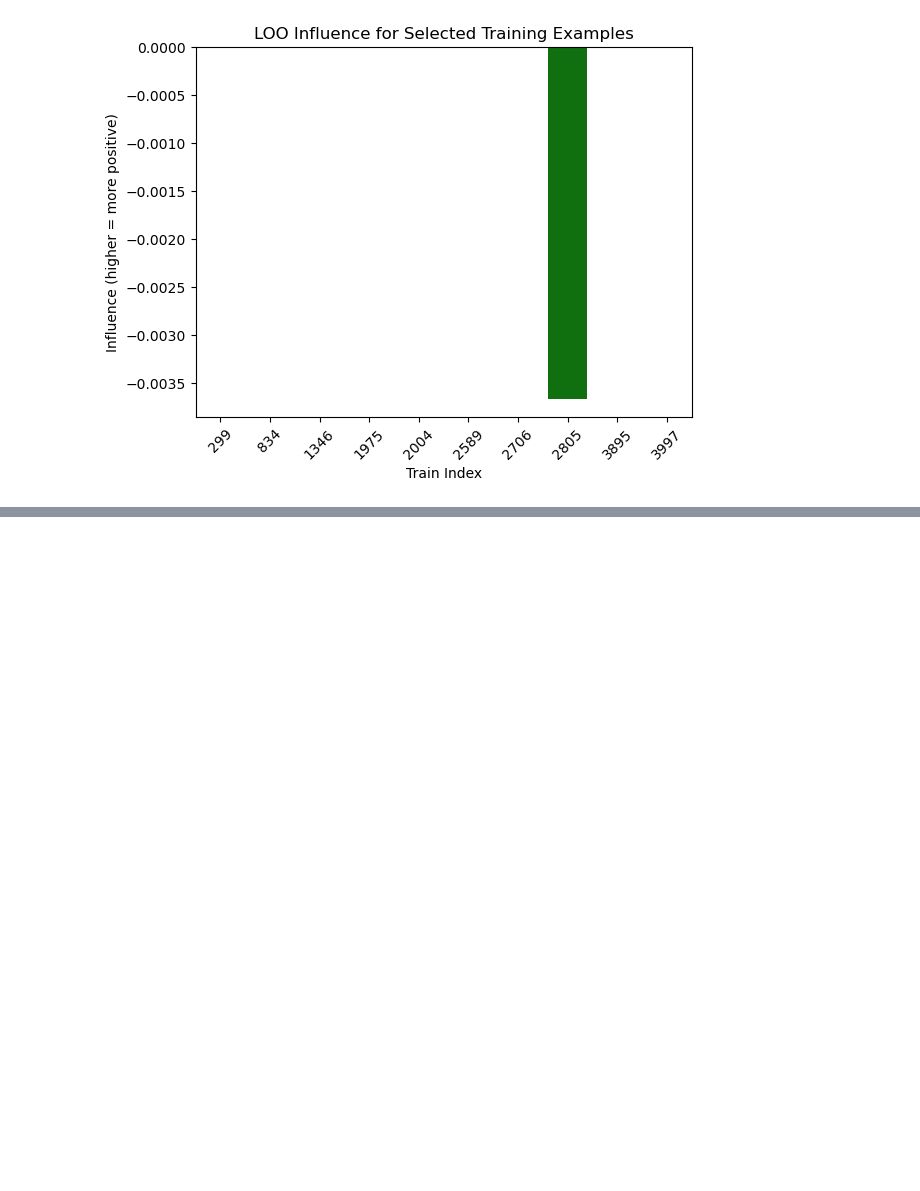
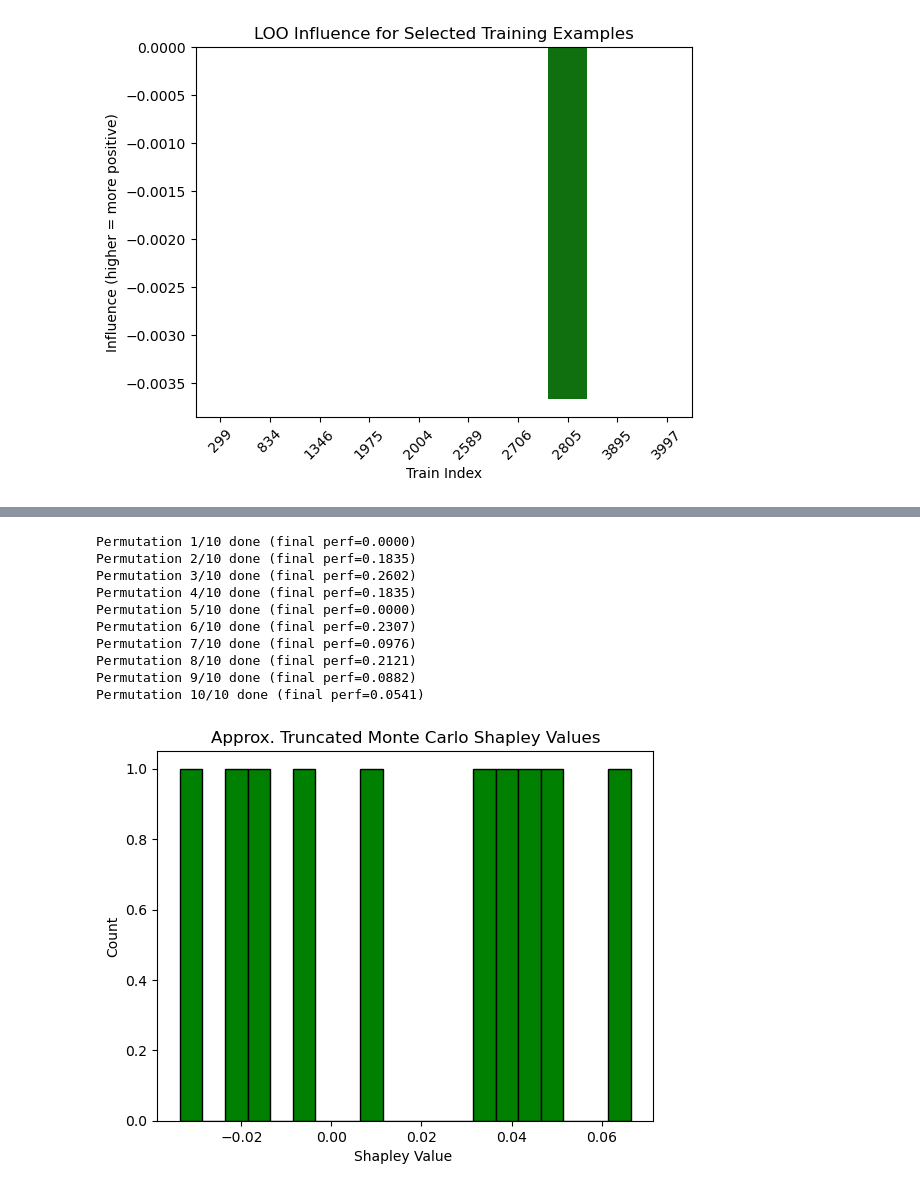
Before and after one commit to visha007/cmpt419_asn2, a Jupyter notebook: a2_code.ipynb, the cells around one changed output, grey strips where cells are left out. Cells and saved outputs as stored; diff of their text form; code cells hidden in the pictures; blank space fills up the shorter version.

Commit message:
plotting shapley values

```diff
--- a/a2_code.ipynb
+++ b/a2_code.ipynb
@@ -253,67 +269,77 @@ plt.show()
 def get_X_and_Y(selected_indices):
 
     for idx in selected_indices:
-        mask = np.ones(X_train_csr.shape[0], dtype=bool)
-        mask[idx] = False
+        mask = np.zeros(X_train_csr.shape[0], dtype=bool)
+        mask[idx] = True
 
         Y_selected = np.array(y_train)[mask]
         X_selected=X_train_csr[mask]
 
     return X_selected, Y_selected
 
 def get_permutation(all_data):
-    llo_dataframe=pd.DataFrame(all_data)
-    llo_dataframe["targets"] = y
+    #llo_dataframe=pd.DataFrame(all_data)
+    #llo_dataframe["targets"] = y
     random_group_size= random.randint(2, len(all_data))
 
     rand_perm=(rng.choice(all_data,replace=False, size=random_group_size))
     X,Y=get_X_and_Y(rand_perm)
-    return X,Y
+    return X,Y, rand_perm
 
 def score_performance(y_test, y_pred): # NOTE: CHANGE THIS depending on our dataset --> Idea: use as dependancy injection!
-
     return f1_score(y_test, y_pred, zero_division=0)
 
 def monte_carlo_shapley(selected_indices):
     performance_tolerance = 0.001
     previous_perms = []
-    shapley_values = []
-    # initalize all data shapley values to 0
+    shapley_values = [0 for _ in selected_indices]
+    t = 0
+    v_empty = 0.0  # baseline performance for empty model
 
-    clf_shap = KNeighborsClassifier(n_neighbors=5, metric="cosine", n_jobs=-1)
+    for current_perm in range(10):  # 10 permutations
+        t = t + 1
+        X_selected, y_selected, perm = get_permutation(selected_indices)
+        v_prev = v_empty  # track previous coalition value
 
+        for j, idx in enumerate(perm):
+            k_val = min(5, len(perm[:j + 1]))
+            clf_shap = KNeighborsClassifier(n_neighbors=k_val, metric="cosine", n_jobs=-1)
+            clf_shap.fit(X_train_csr[perm[:j + 1]], np.array(y_train)[perm[:j + 1]])
+            y_pred = clf_shap.predict(X_test)
+            perf_score = score_performance(y_test, y_pred)
 
-    for pt in selected_indices:
-        shapley_values.append(0)
-    t = 0
-    for current_perm in range(10):
-    # if convergence criteria is not met
-        t = t + 1
-        X_selected,y_selected = get_permutation(selected_indices) # idea: what if this group worked together?
+            # stop if close to full-data performance
+            if abs(V_D - v_prev) < performance_tolerance:
+                print(f"Truncating early at j={j}, perf={perf_score:.4f}")
+                break
 
-        for pt_num in range(len(selected_indices)):
-            previous_scores = []
-            # if our previous value has a similar value to our baseline value ==> keep it
-            # i.e "truncate the calculatioin of marginal contributions"
+            marginal = perf_score - v_prev
+            pos = np.where(selected_indices == idx)[0][0]
+            shapley_values[pos] = ((t - 1) / t) * shapley_values[pos] + (1 / t) * marginal
+            v_prev = perf_score
 
-            clf_shap.fit(X_selected,y_selected) ## learning algoithm A
+        previous_perms.append(perm)
+        print(f"Permutation {t}/10 done (final perf={v_prev:.4f})")
 
-            y_pred=clf_shap.predict(X_selected)
-            perf_score=score_performance(y_selected, y_pred) # little v
-
-            #compute the marginal impact of each training point, ==> spesific data point
-            if (abs(V_D - shapley_values[t-1]) < performance_tolerance):
-                perf_score = shapley_values[t-1]
-                print(f'inside if. Setting perf_score{perf_score}')
-
-
-            previous_scores.append(perf_score)
-            shapley_values[pt_num] = ((t - 1) / t) * shapley_values[pt_num] + (1 / t) * (perf_score - shapley_values[t-1])
-        previous_perms.append(X_selected)
     return shapley_values
 
-
+selected_indices = np.array(selected_indices)  # ✅ ensure numpy array
 llo_shapley = monte_carlo_shapley(selected_indices)
 
-plt.hist(llo_shapley)
+plt.hist(llo_shapley, bins=20, color="green", edgecolor="black")
+plt.title("Approx. Truncated Monte Carlo Shapley Values")
+plt.xlabel("Shapley Value ")
+plt.ylabel("Count")
 plt.show()
+# %% [output]
+Permutation 1/10 done (final perf=0.0000)
+Permutation 2/10 done (final perf=0.1835)
+Permutation 3/10 done (final perf=0.2602)
+Permutation 4/10 done (final perf=0.1835)
+Permutation 5/10 done (final perf=0.0000)
+Permutation 6/10 done (final perf=0.2307)
+Permutation 7/10 done (final perf=0.0976)
+Permutation 8/10 done (final perf=0.2121)
+Permutation 9/10 done (final perf=0.0882)
+Permutation 10/10 done (final perf=0.0541)
+[figure, added]
```
Also changed, not shown: parts of 2 cells of this notebook.
